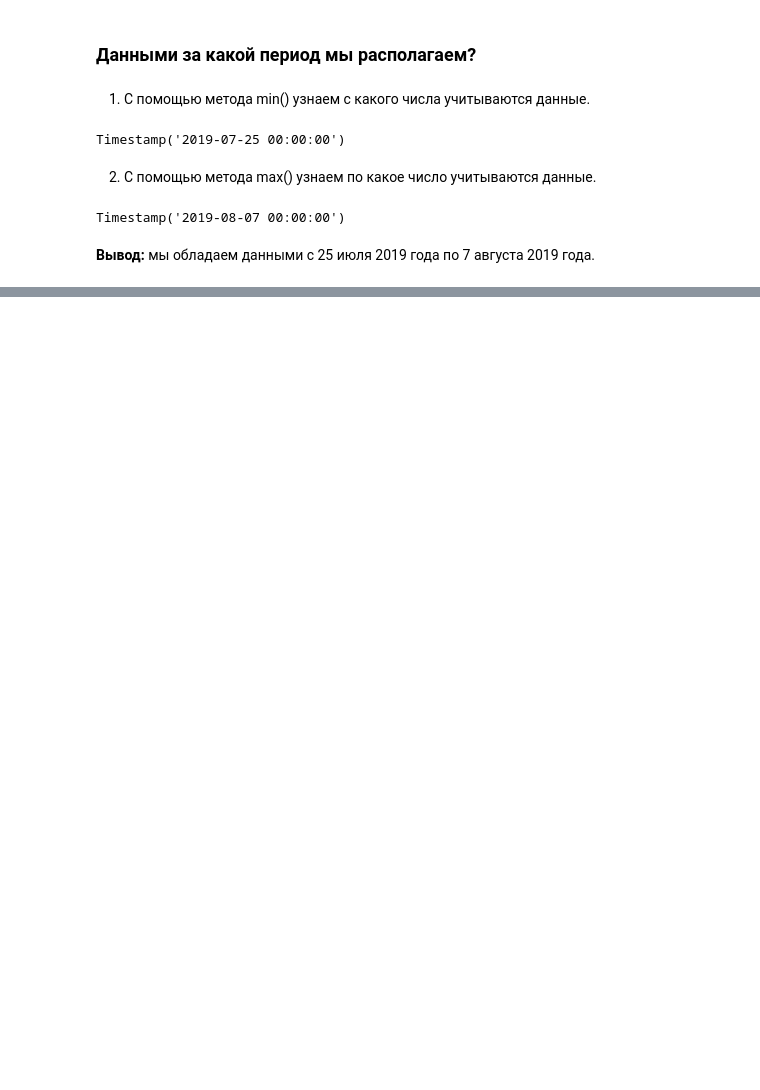
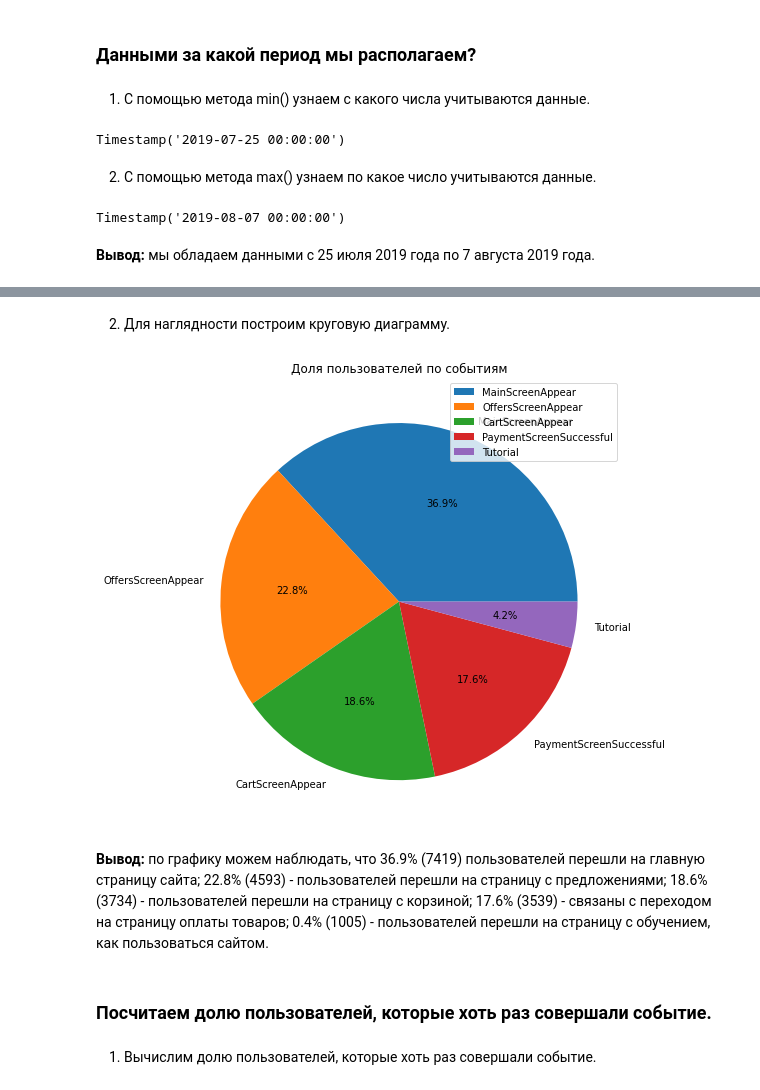
Before and after one commit to hEadman137/data_analysis_projects, a Jupyter notebook: yandex_practicum_projects/A_a_b_test_online_store(19_08_23).ipynb, the cells around one changed output, grey strips where cells are left out. Cells and saved outputs as stored; diff of their text form; code cells hidden in the pictures; blank space fills up the shorter version.

```diff
--- a/yandex_practicum_projects/A_a_b_test_online_store(19_08_23).ipynb
+++ b/yandex_practicum_projects/A_a_b_test_online_store(19_08_23).ipynb
@@ -290,0 +371,5 @@ plt.show()
+# %%
+event_counts_user = data.groupby('event_name').agg({'event_name':'count', 'device_id_hash':'nunique'})
+event_counts_user = event_counts_user.rename(columns={'device_id_hash':'user_counts'})
+event_counts_user = event_counts_user.sort_values(by='user_counts', ascending=False)
+event_counts_user
@@ -290,0 +384,17 @@ plt.show()
+# %% [markdown]
+2. Для наглядности построим круговую диаграмму.
+# %%
+# Строим круговую диаграмму на основе группировки
+event_counts_user.plot(kind='pie', y='user_counts', autopct='%1.1f%%', figsize=(8, 12))
+
+plt.title('Доля пользователей по событиям')
+plt.ylabel('')
+plt.show();
+# %% [output]
+[figure, added]
+# %% [markdown]
+**Вывод:** по графику можем наблюдать, что 36.9% (7419) пользователей перешли на главную страницу сайта; 22.8% (4593) - пользователей перешли на страницу с предложениями; 18.6% (3734) - пользователей перешли на страницу с корзиной; 17.6% (3539) - связаны с переходом на страницу оплаты товаров; 0.4% (1005) - пользователей перешли на страницу с обучением, как пользоваться сайтом.
+# %% [markdown]
+### Посчитаем долю пользователей, которые хоть раз совершали событие.
+# %% [markdown]
+1. Вычислим долю пользователей, которые хоть раз совершали событие.
```
Also changed, not shown: parts of 28 cells of this notebook.
